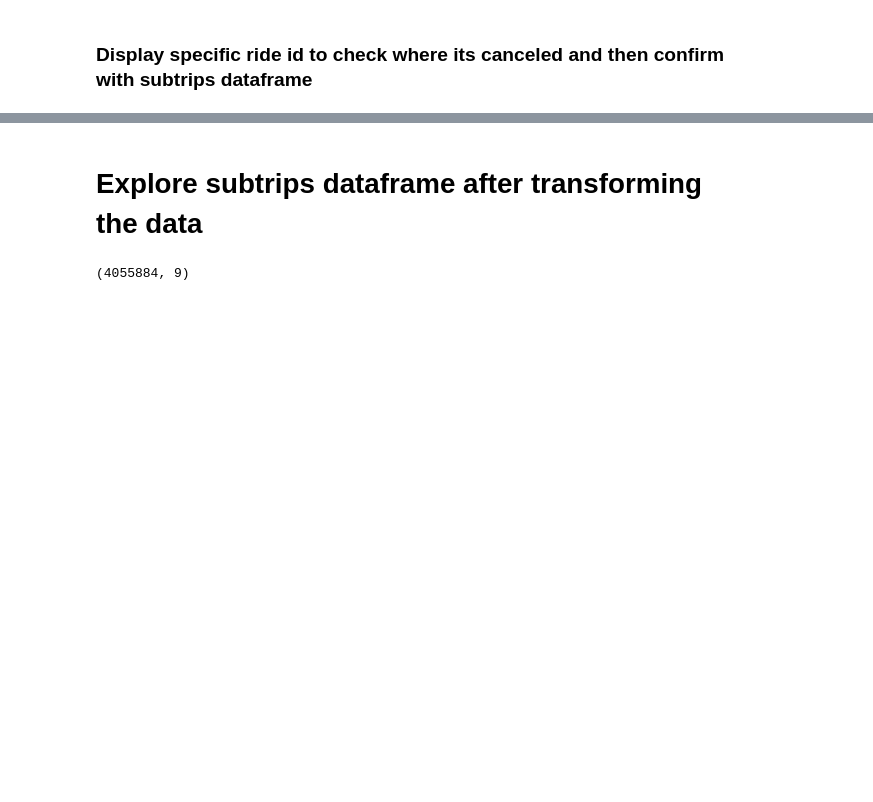
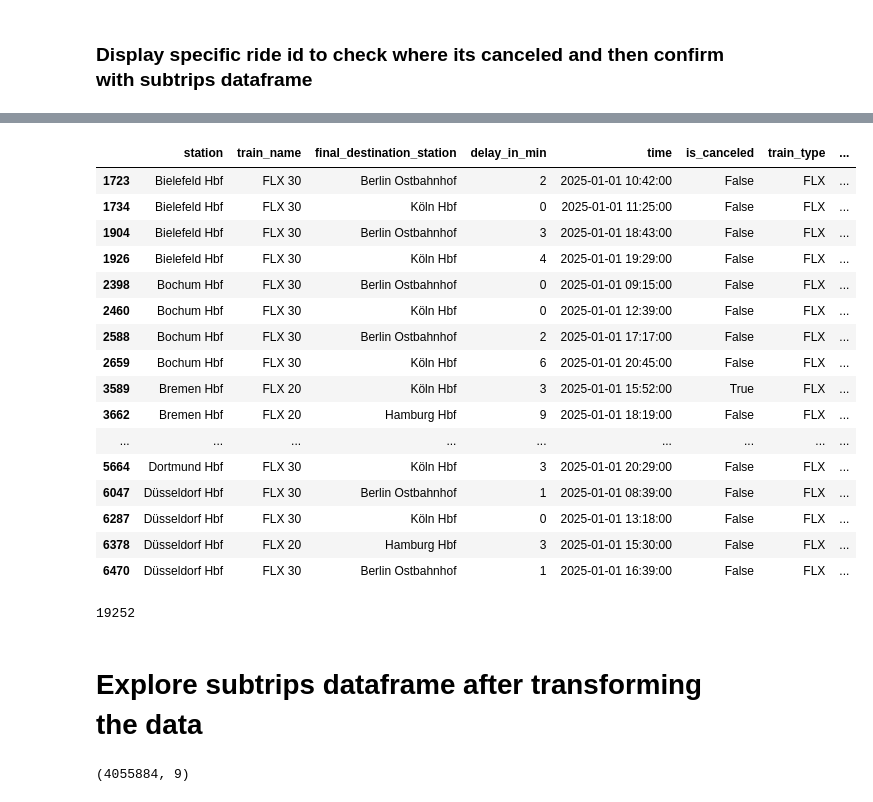
Before and after one commit to TheTastyHanuta/ML-4-B, a Jupyter notebook: src/exploration/exploration.ipynb, the cells around one changed output, grey strips where cells are left out. Cells and saved outputs as stored; diff of their text form; code cells hidden in the pictures; blank space fills up the shorter version.

```diff
--- a/src/exploration/exploration.ipynb
+++ b/src/exploration/exploration.ipynb
@@ -148,6 +148,32 @@ df[(df['train_line_ride_id'] == "4218053850205204069-2501011618")]
 | 26496 | Wuppertal Hbf | ICE 1222 | Dortmund Hbf | 21 | 2025-01-01 23:27:00 | False | ICE | ... |
 | 28173 | Nürnberg Hbf | ICE 1222 | Dortmund Hbf | 14 | 2025-01-01 17:50:00 | False | ICE | ... |
 | 44203 | Köln Messe/Deutz | ICE 1222 | Dortmund Hbf | 19 | 2025-01-01 22:56:00 | False | ICE | ... |
+# %%
+# Display rides with train_name beginning with "FLX"
+df[df['train_name'].str.startswith("FLX")].head(20)
+# %% [output]
+|  | station | train_name | final_destination_station | delay_in_min | time | is_canceled | train_type | ... |
+| 1723 | Bielefeld Hbf | FLX 30 | Berlin Ostbahnhof | 2 | 2025-01-01 10:42:00 | False | FLX | ... |
+| 1734 | Bielefeld Hbf | FLX 30 | Köln Hbf | 0 | 2025-01-01 11:25:00 | False | FLX | ... |
+| 1904 | Bielefeld Hbf | FLX 30 | Berlin Ostbahnhof | 3 | 2025-01-01 18:43:00 | False | FLX | ... |
+| 1926 | Bielefeld Hbf | FLX 30 | Köln Hbf | 4 | 2025-01-01 19:29:00 | False | FLX | ... |
+| 2398 | Bochum Hbf | FLX 30 | Berlin Ostbahnhof | 0 | 2025-01-01 09:15:00 | False | FLX | ... |
+| 2460 | Bochum Hbf | FLX 30 | Köln Hbf | 0 | 2025-01-01 12:39:00 | False | FLX | ... |
+| 2588 | Bochum Hbf | FLX 30 | Berlin Ostbahnhof | 2 | 2025-01-01 17:17:00 | False | FLX | ... |
+| 2659 | Bochum Hbf | FLX 30 | Köln Hbf | 6 | 2025-01-01 20:45:00 | False | FLX | ... |
+| 3589 | Bremen Hbf | FLX 20 | Köln Hbf | 3 | 2025-01-01 15:52:00 | True | FLX | ... |
+| 3662 | Bremen Hbf | FLX 20 | Hamburg Hbf | 9 | 2025-01-01 18:19:00 | False | FLX | ... |
+| ... | ... | ... | ... | ... | ... | ... | ... | ... |
+| 5664 | Dortmund Hbf | FLX 30 | Köln Hbf | 3 | 2025-01-01 20:29:00 | False | FLX | ... |
+| 6047 | Düsseldorf Hbf | FLX 30 | Berlin Ostbahnhof | 1 | 2025-01-01 08:39:00 | False | FLX | ... |
+| 6287 | Düsseldorf Hbf | FLX 30 | Köln Hbf | 0 | 2025-01-01 13:18:00 | False | FLX | ... |
+| 6378 | Düsseldorf Hbf | FLX 20 | Hamburg Hbf | 3 | 2025-01-01 15:30:00 | False | FLX | ... |
+| 6470 | Düsseldorf Hbf | FLX 30 | Berlin Ostbahnhof | 1 | 2025-01-01 16:39:00 | False | FLX | ... |
+# %%
+# Count how many FLX rides there are
+df[df['train_name'].str.startswith("NJ")].shape[0]
+# %% [output]
+19252
 # %% [markdown]
 # Explore subtrips dataframe after transforming the data
 # %%
```
Also changed, not shown: 4 other files.
